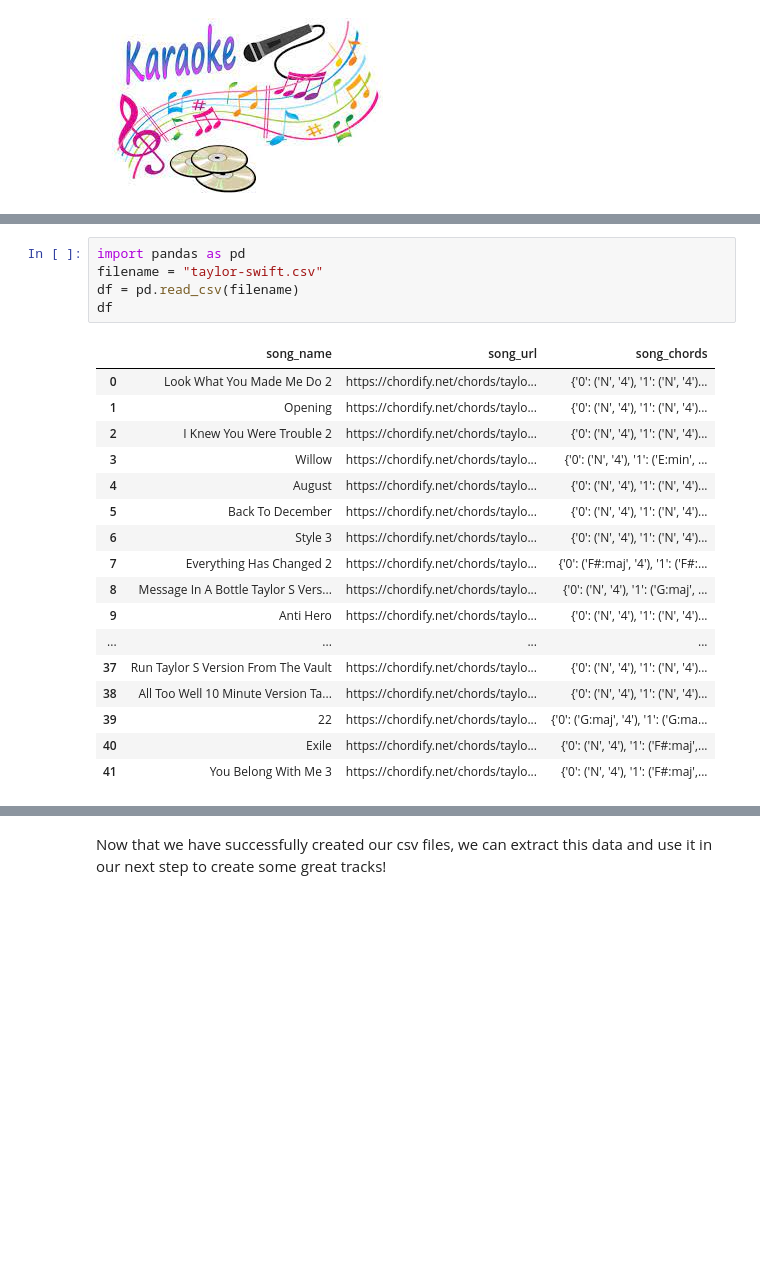
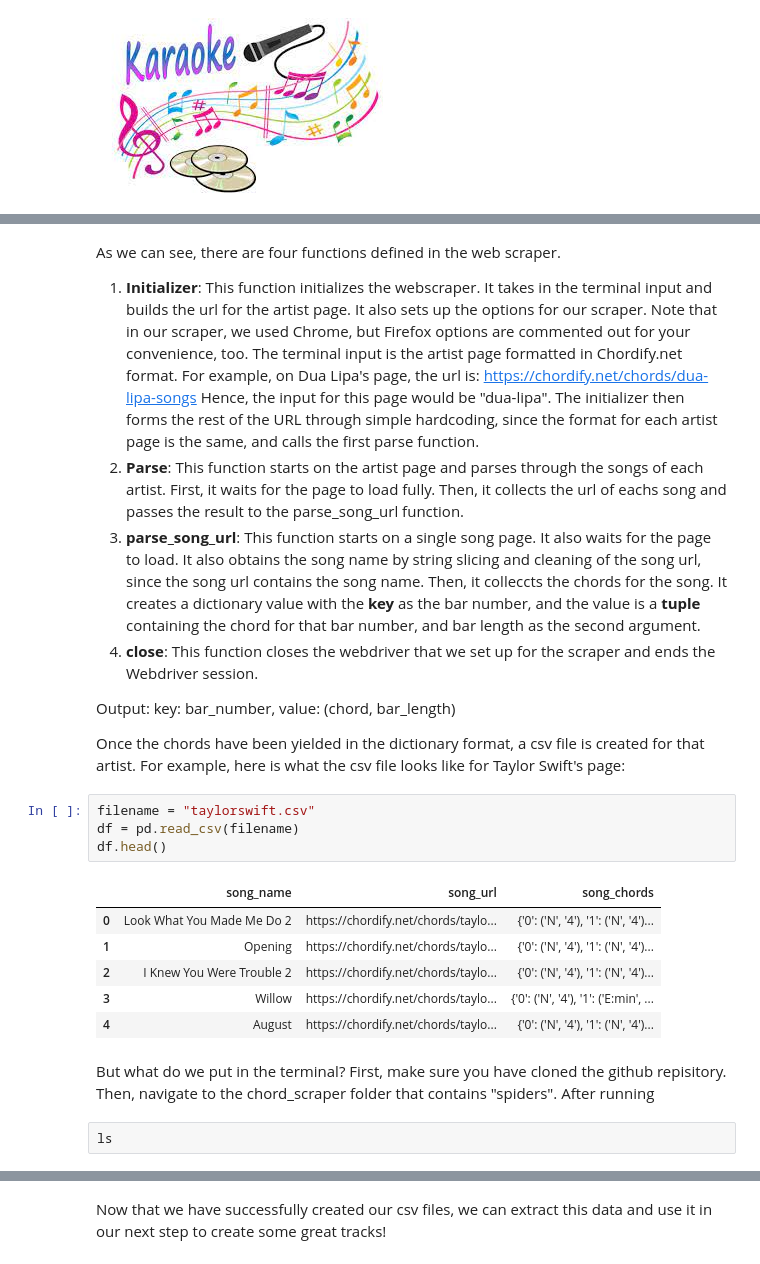
Before and after one commit to anikamisra/PIC16B-project, a Jupyter notebook: ProjectPost2.ipynb, the cells around one changed output, grey strips where cells are left out. Saved outputs shown, nothing was run; the diff lists cells and outputs as text; blank space fills up the shorter version.

Commit message:
added comments, cleaned up code, updated project post

```diff
--- a/ProjectPost.ipynb
+++ b/ProjectPost2.ipynb
@@ -146,23 +107,26 @@ After scraping our data from Chordify, by running the commented lines in our ter
+# %% [markdown]
+As we can see, there are four functions defined in the web scraper.
+
+1. **Initializer**: This function initializes the webscraper. It takes in the terminal input and builds the url for the artist page. It also sets up the options for our scraper. Note that in our scraper, we used Chrome, but Firefox options are commented out for your convenience, too. The terminal input is the artist page formatted in Chordify.net format. For example, on Dua Lipa's page, the url is: https://chordify.net/chords/dua-lipa-songs Hence, the input for this page would be "dua-lipa". The initializer then forms the rest of the URL through simple hardcoding, since the format for each artist page is the same, and calls the first parse function.
+2. **Parse**: This function starts on the artist page and parses through the songs of each artist. First, it waits for the page to load fully. Then, it collects the url of eachs song and passes the result to the parse_song_url function.
+3. **parse_song_url**: This function starts on a single song page. It also waits for the page to load. It also obtains the song name by string slicing and cleaning of the song url, since the song url contains the song name. Then, it colleccts the chords for the song. It creates a dictionary value with the **key** as the bar number, and the value is a **tuple** containing the chord for that bar number, and bar length as the second argument.
+3. **close**: This function closes the webdriver that we set up for the scraper and ends the Webdriver session.
+
+Output: key: bar_number, value: (chord, bar_length)
+
+Once the chords have been yielded in the dictionary format, a csv file is created for that artist. For example, here is what the csv file looks like for Taylor Swift's page:
 # %%
-import pandas as pd
-filename = "taylor-swift.csv"
+filename = "taylorswift.csv"
 df = pd.read_csv(filename)
-df
+df.head()
 # %% [output]
 |  | song_name | song_url | song_chords |
 | 0 | Look What You Made Me Do 2 | https://chordify.net/chords/taylo... | {'0': ('N', '4'), '1': ('N', '4')... |
 | 1 | Opening | https://chordify.net/chords/taylo... | {'0': ('N', '4'), '1': ('N', '4')... |
 | 2 | I Knew You Were Trouble 2 | https://chordify.net/chords/taylo... | {'0': ('N', '4'), '1': ('N', '4')... |
 | 3 | Willow | https://chordify.net/chords/taylo... | {'0': ('N', '4'), '1': ('E:min', ... |
 | 4 | August | https://chordify.net/chords/taylo... | {'0': ('N', '4'), '1': ('N', '4')... |
-| 5 | Back To December | https://chordify.net/chords/taylo... | {'0': ('N', '4'), '1': ('N', '4')... |
-| 6 | Style 3 | https://chordify.net/chords/taylo... | {'0': ('N', '4'), '1': ('N', '4')... |
-| 7 | Everything Has Changed 2 | https://chordify.net/chords/taylo... | {'0': ('F#:maj', '4'), '1': ('F#:... |
-| 8 | Message In A Bottle Taylor S Vers... | https://chordify.net/chords/taylo... | {'0': ('N', '4'), '1': ('G:maj', ... |
-| 9 | Anti Hero | https://chordify.net/chords/taylo... | {'0': ('N', '4'), '1': ('N', '4')... |
-| ... | ... | ... | ... |
-| 37 | Run Taylor S Version From The Vault | https://chordify.net/chords/taylo... | {'0': ('N', '4'), '1': ('N', '4')... |
-| 38 | All Too Well 10 Minute Version Ta... | https://chordify.net/chords/taylo... | {'0': ('N', '4'), '1': ('N', '4')... |
-| 39 | 22 | https://chordify.net/chords/taylo... | {'0': ('G:maj', '4'), '1': ('G:ma... |
-| 40 | Exile | https://chordify.net/chords/taylo... | {'0': ('N', '4'), '1': ('F#:maj',... |
-| 41 | You Belong With Me 3 | https://chordify.net/chords/taylo... | {'0': ('N', '4'), '1': ('F#:maj',... |
+# %% [markdown]
+But what do we put in the terminal? First, make sure you have cloned the github repisitory. Then, navigate to the chord_scraper folder that contains "spiders". After running
+# %% [raw]
+ls
```
Also changed, not shown: parts of 31 cells of this notebook, 7 other files.
